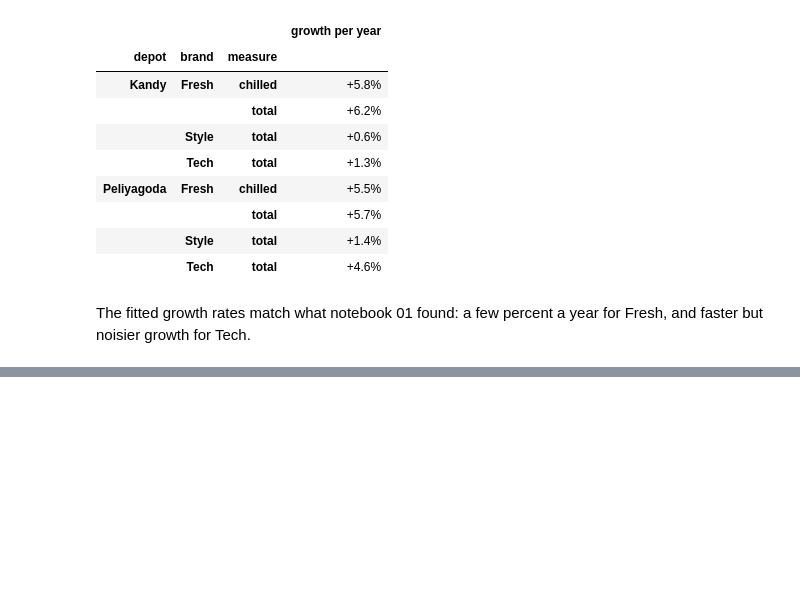
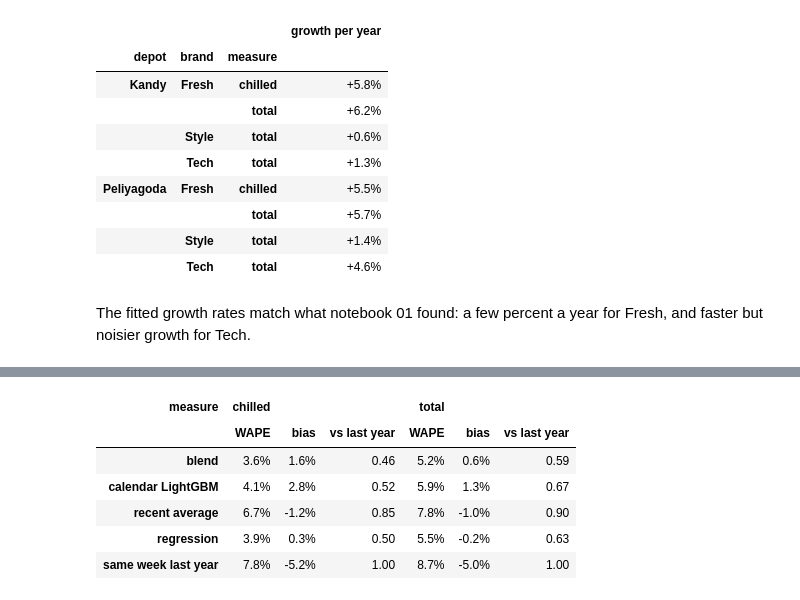
Before and after one commit to sameera-ekanayaka/Xora_Datathon, a Jupyter notebook: notebooks/06_task2a_demand_forecast.ipynb, the cells around one changed output, grey strips where cells are left out. Saved outputs shown, nothing was run; the diff lists cells and outputs as text; code cells hidden in the pictures; blank space fills up the shorter version.

```diff
--- a/notebooks/06_task2a_demand_forecast.ipynb
+++ b/notebooks/06_task2a_demand_forecast.ipynb
@@ -127,0 +142,44 @@ The fitted growth rates match what notebook 01 found: a few percent a year for F
+# %%
+ORIGINS = pd.to_datetime(["2025-01-06", "2025-03-31", "2025-06-30", "2025-09-29", "2025-12-01", "2026-01-19"])
+HORIZON = pd.Timedelta(weeks=10)
+METHODS = ["same week last year", "recent average", "regression", "calendar LightGBM", "blend"]
+
+def backtest(origin):
+    past = panel[panel.date < origin]
+    future = panel[(panel.date >= origin) & (panel.date < origin + HORIZON)].copy()
+    future["regression"] = fc.TrendRegression().fit(past).predict(future)
+    future["calendar LightGBM"] = fc.CalendarGBM().fit(past).predict(future)
+    wk = fc.to_weeks(future, ["y", "regression", "calendar LightGBM"])
+    wk["blend"] = (wk["regression"] + wk["calendar LightGBM"]) / 2
+
+    past_wk = fc.to_weeks(past, ["y"])
+    last_year = past_wk.assign(iso_year=past_wk.iso_year + 1).rename(columns={"y": "same week last year"})
+    wk = wk.merge(last_year, on=fc.SERIES_KEYS + ["iso_year", "iso_week"], how="left").fillna({"same week last year": 0})
+    recent = past_wk.groupby(fc.SERIES_KEYS, observed=True).tail(8).groupby(fc.SERIES_KEYS, observed=True).y.mean()
+    wk = wk.merge(recent.rename("recent average"), on=fc.SERIES_KEYS)
+
+    wk["origin"] = origin.date()
+    wk["horizon_week"] = wk.groupby(fc.SERIES_KEYS, observed=True).cumcount() + 1
+    return wk
+
+bt = pd.concat([backtest(o) for o in ORIGINS], ignore_index=True)
+
+def scores(df):
+    out = {}
+    for m in METHODS:
+        err = df[m] - df.y
+        out[(m, "WAPE")] = err.abs().sum() / df.y.sum()
+        out[(m, "vs last year")] = err.abs().sum() / (df["same week last year"] - df.y).abs().sum()
+        out[(m, "bias")] = err.sum() / df.y.sum()
+    return pd.Series(out)
+
+overall = bt.groupby("measure").apply(scores).T.unstack(level=1)
+overall.style.format({c: "{:.2f}" if c[1] == "vs last year" else "{:.1%}" for c in overall.columns})
+# %% [output]
+| measure | chilled |  |  | total |  |  |
+|  | WAPE | bias | vs last year | WAPE | bias | vs last year |
+| blend | 3.6% | 1.6% | 0.46 | 5.2% | 0.6% | 0.59 |
+| calendar LightGBM | 4.1% | 2.8% | 0.52 | 5.9% | 1.3% | 0.67 |
+| recent average | 6.7% | -1.2% | 0.85 | 7.8% | -1.0% | 0.90 |
+| regression | 3.9% | 0.3% | 0.50 | 5.5% | -0.2% | 0.63 |
+| same week last year | 7.8% | -5.2% | 1.00 | 8.7% | -5.0% | 1.00 |
```
Also changed, not shown: parts of 3 cells of this notebook.
